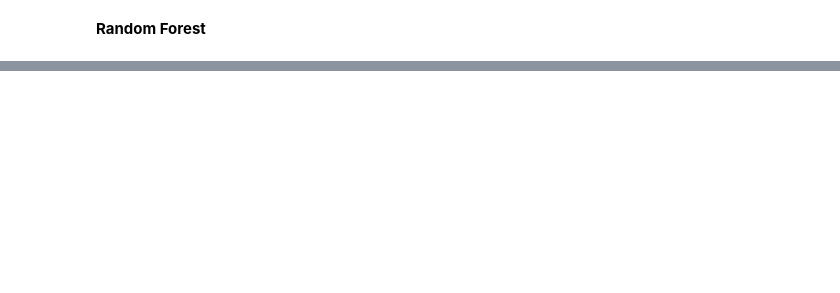
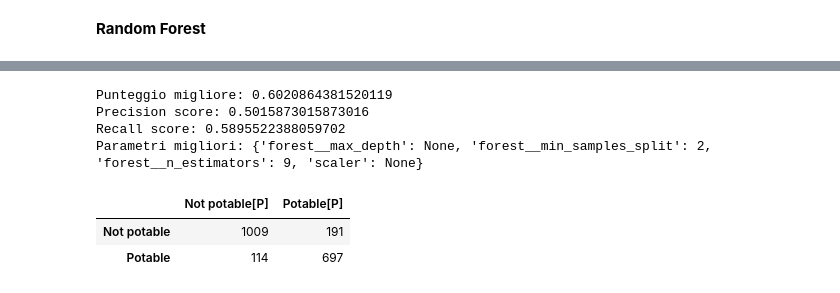
Before and after one commit to aleshark87/data-intensive-project, a Jupyter notebook: Progetto.ipynb, the cells around one changed output, grey strips where cells are left out. Cells and saved outputs as stored; diff of their text form; code cells hidden in the pictures; blank space fills up the shorter version.

```diff
--- a/Progetto.ipynb
+++ b/Progetto.ipynb
@@ -474,11 +491,15 @@ Parametri migliori: {'scaler': RobustScaler(copy=True, quantile_range=(25.0, 75.
 import math
 # %%
 forest_model = Pipeline([
-    ("scaler", StandardScaler()),
+    ("scaler", MinMaxScaler()),
     ("forest", RandomForestClassifier(n_jobs=-1, random_state=42))
 ])
 
-forest_grid = {"scaler": [None, StandardScaler()],
+forest_grid = {"scaler": [None, StandardScaler(), MinMaxScaler()],
              'forest__n_estimators': range(5, 10),
              'forest__min_samples_split': range(2, 5),
              'forest__max_depth': [None] + [i for i in range(1, 3)]}
+# %%
+skf = StratifiedKFold(5, shuffle=True, random_state=42)
+forest_gv = GridSearchCV(forest_model, forest_grid, cv=skf, n_jobs=-1)
+forest_gv.fit(X_train, y_train)
@@ -484,0 +524,24 @@ forest_grid = {"scaler": [None, StandardScaler()],
+# %%
+print("Punteggio migliore: {score}".format(score=forest_gv.score(X_val, y_val)));
+print("Precision score: {score}".format(score=precision_score(y_val, forest_gv.predict(X_val))))
+print("Recall score: {score}".format(score=recall_score(y_val, forest_gv.predict(X_val))))
+print("Parametri migliori: {params}".format(params=forest_gv.best_params_))
+
+scores["forest"] = forest_gv.score(X_val, y_val);
+f1_scores["forest"] = f1_score(y_val, forest_gv.predict(X_val), average="binary")
+precision["forest"] = precision_score(y_val, forest_gv.predict(X_val))
+recall["forest"] = recall_score(y_val, forest_gv.predict(X_val))
+# %% [output]
+Punteggio migliore: 0.6020864381520119
+Precision score: 0.5015873015873016
+Recall score: 0.5895522388059702
+Parametri migliori: {'forest__max_depth': None, 'forest__min_samples_split': 2, 'forest__n_estimators': 9, 'scaler': None}
+# %%
+index = ["Not potable", "Potable"]
+classes = ["Not potable[P]", "Potable[P]"]
+perc_conf = pd.DataFrame(confusion_matrix(y, forest_gv.predict(X)), columns=classes, index = index)
+perc_conf
+# %% [output]
+|  | Not potable[P] | Potable[P] |
+| Not potable | 1009 | 191 |
+| Potable | 114 | 697 |
```
Also changed, not shown: parts of 7 cells of this notebook.
